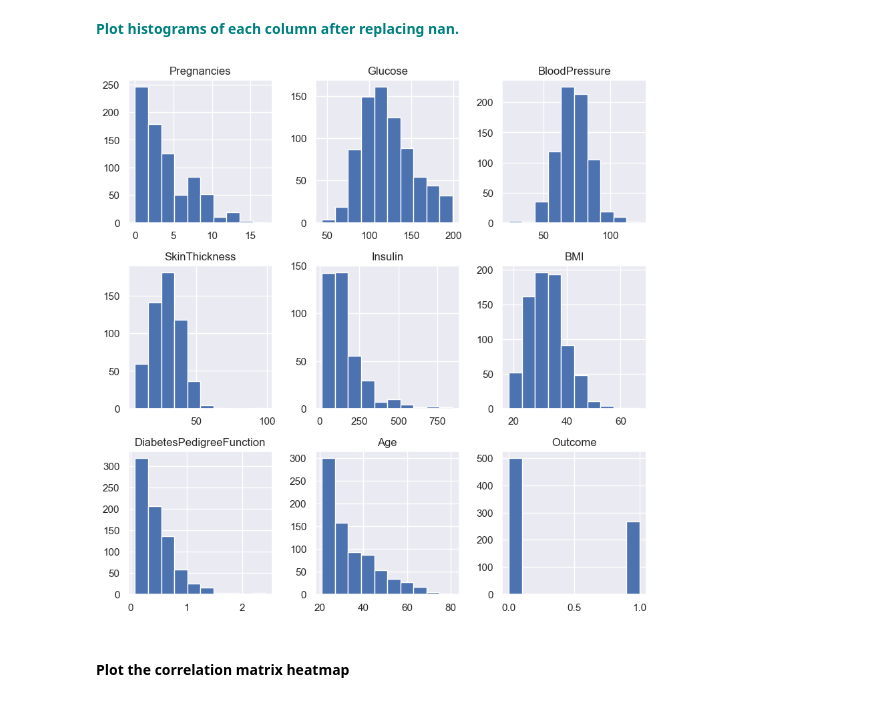
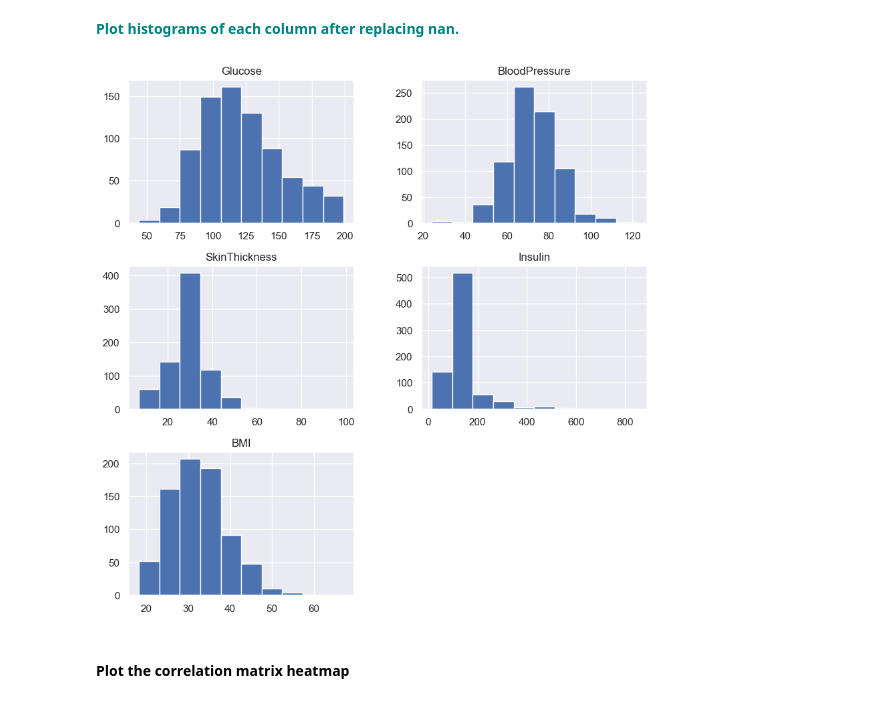
Before and after one commit to sabheen9/GridSearchKNN_Case_Study, a Jupyter notebook: GridSearchKNN_Case_Study.ipynb, the cells around one changed output. Drawn from its saved outputs; the diff is of its cells as text; code cells hidden in the pictures.

```diff
--- a/GridSearchKNN_Case_Study.ipynb
+++ b/GridSearchKNN_Case_Study.ipynb
@@ -76,6 +79,8 @@ diabetes_data['BMI'] = diabetes_data['BMI'].replace(0, np.nan)
 # %% [markdown]
 **<font color='teal'> Plot histograms of each column. </font>**
 # %%
-diabetes_data.hist(bins=10, figsize=(10, 10))
+column_name = ['Glucose','BloodPressure','SkinThickness','Insulin','BMI']
+
+diabetes_data[column_name].hist(bins=10, figsize=(10, 10))
 plt.show()
 # %% [output]
@@ -91,10 +96,10 @@ diabetes_data['BMI'].fillna(diabetes_data['BMI'].median(), inplace = True)
 # %% [markdown]
 **<font color='teal'> Plot histograms of each column after replacing nan. </font>**
 # %%
-diabetes_data.hist(bins=10, figsize=(10, 10))
+diabetes_data[column_name].hist(bins=10, figsize=(10, 10))
 plt.show()
 # %% [output]
-[figure, old version]
+[figure, new version]
 # %% [markdown]
 #### Plot the correlation matrix heatmap
 # %%
```
Also changed, not shown: parts of 11 cells of this notebook.
